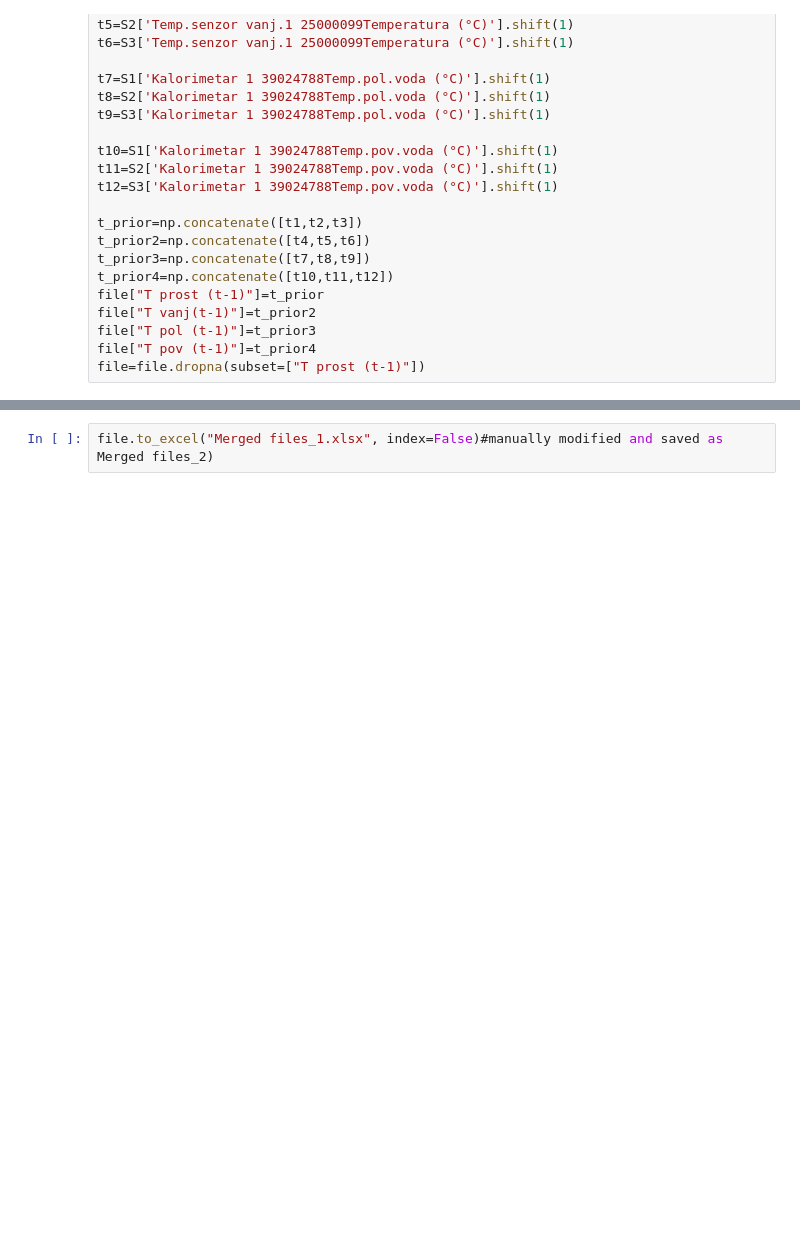
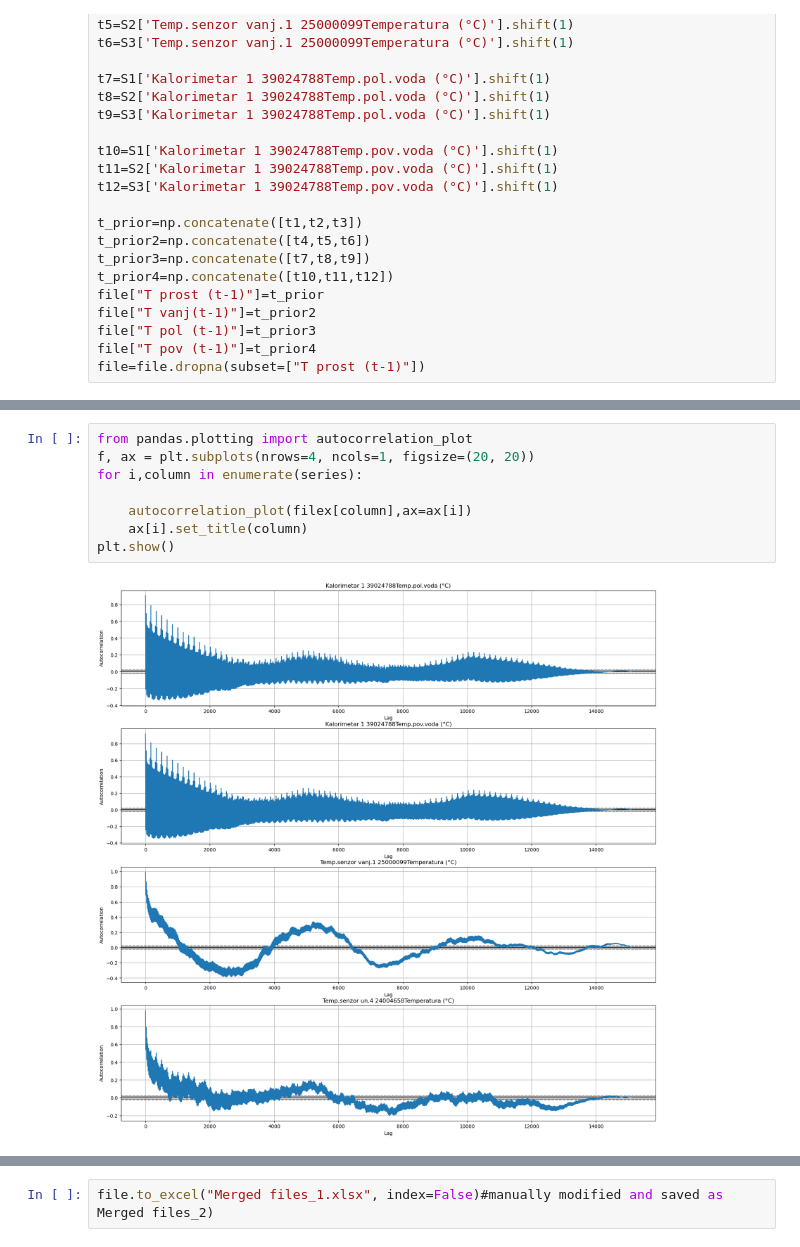
Before and after one commit to ehlimana/EMS, a Jupyter notebook: Creating features.ipynb, the cells around one changed output, grey strips where cells are left out. Saved outputs shown, nothing was run; the diff lists cells and outputs as text; blank space fills up the shorter version.

```diff
--- a/Creating features.ipynb
+++ b/Creating features.ipynb
@@ -286,0 +260,10 @@ file=file.dropna(subset=["T prost (t-1)"])
+# %%
+from pandas.plotting import autocorrelation_plot
+f, ax = plt.subplots(nrows=4, ncols=1, figsize=(20, 20))
+for i,column in enumerate(series):
+
+    autocorrelation_plot(filex[column],ax=ax[i])
+    ax[i].set_title(column)
+plt.show()
+# %% [output]
+[figure, added]
```
Also changed, not shown: parts of 28 cells of this notebook, 1 other file.
